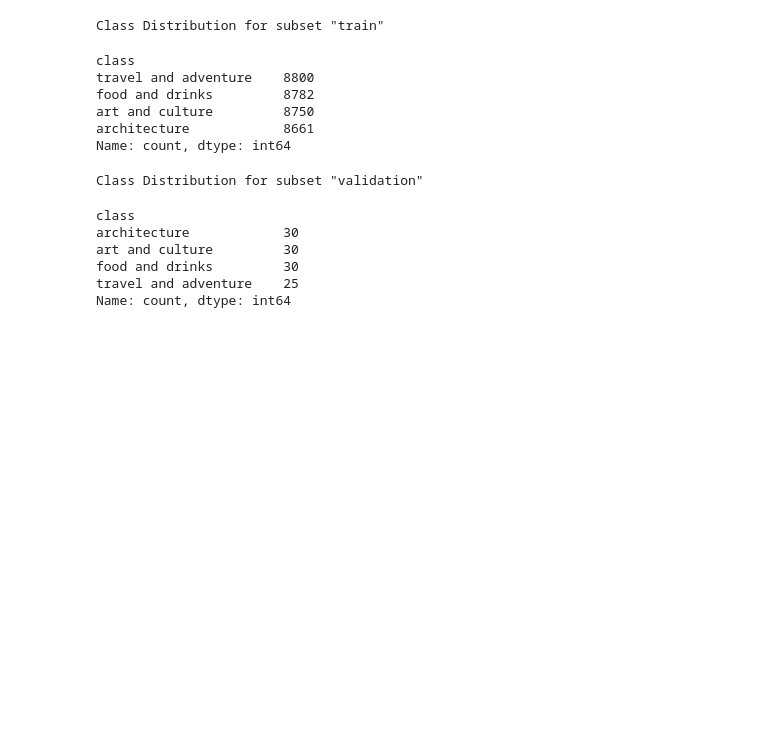
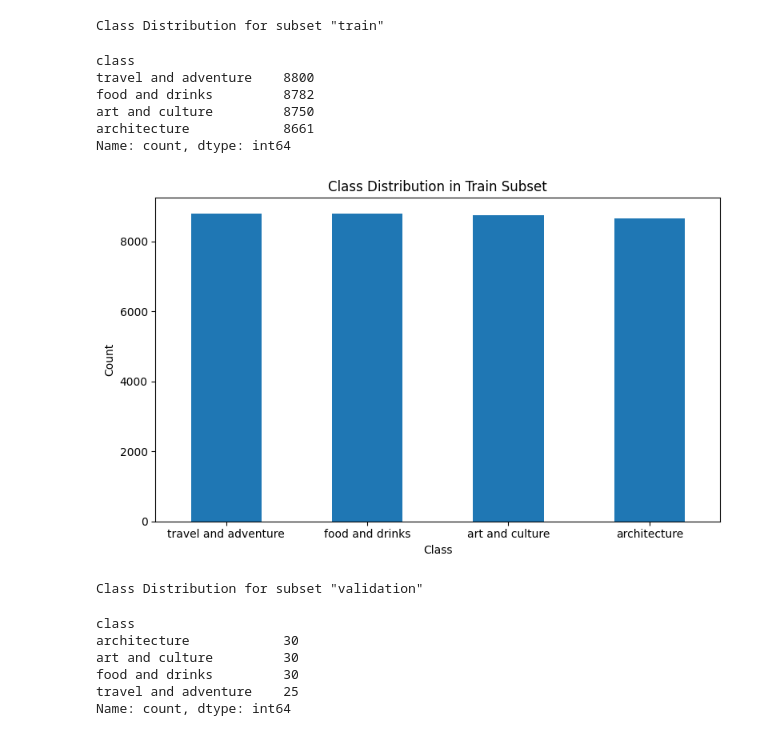
Before and after one commit to kangsyahrul/tsel-image-classification, a Jupyter notebook: notebooks/01_eda.ipynb, the cells around one changed output. Drawn from its saved outputs; the diff is of its cells as text; code cells hidden in the pictures; blank space fills up the shorter version.

```diff
--- a/notebooks/01_eda.ipynb
+++ b/notebooks/01_eda.ipynb
@@ -91,6 +85,19 @@ food and drinks         8782
 art and culture         8750
 architecture            8661
 Name: count, dtype: int64
+# %%
+# Plot
+plt.figure(figsize=(8,5))
+counts = df_image[df_image['subset'] == 'train']['class'].value_counts()
+counts.plot(kind='bar')
+plt.xlabel('Class')
+plt.ylabel('Count')
+plt.title('Class Distribution in Train Subset')
+plt.xticks(rotation=0)
+plt.tight_layout()
+plt.show()
+# %% [output]
+[figure, added]
 # %%
 print(f'Class Distribution for subset "validation"')
 df_image[df_image['subset'] == 'validation']['class'].value_counts()
```
Also changed, not shown: parts of 8 cells of this notebook.
